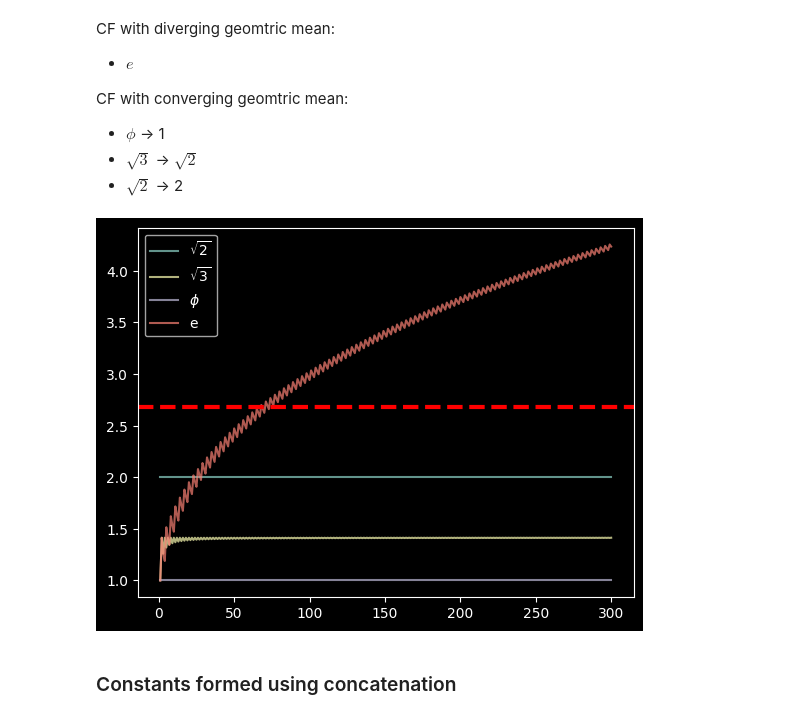
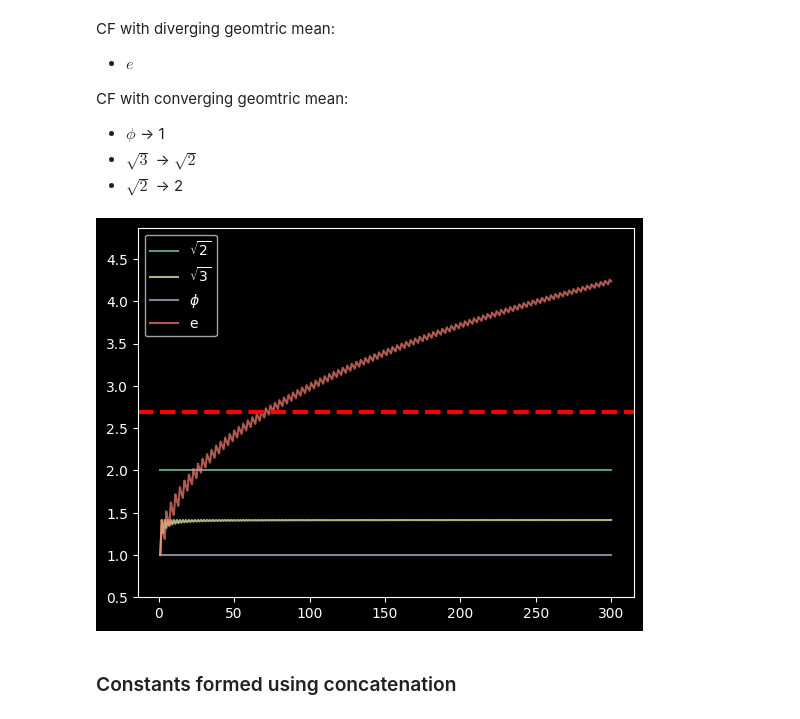
Before and after one commit to Jwalin1/Continued-Fractions, a Jupyter notebook: notebooks/Math_constants.ipynb, the cells around one changed output. Cells and saved outputs as stored; diff of their text form; code cells hidden in the pictures.

```diff
--- a/notebooks/Math_constants.ipynb
+++ b/notebooks/Math_constants.ipynb
@@ -80,20 +76,21 @@ CF with converging geomtric mean:
 # %%
 n = 300
 line_x_points = np.arange(1, 1+n)
 
 labelled_lines = {
     r'$\sqrt{2}$': mp.sqrt(2),
     r'$\sqrt{3}$': mp.sqrt(3),
     r'$\phi$': +mp.phi,
     r'e': +mp.e,
 }
 labelled_lines = {label: compute_CF_GMs(c, n) for label, c in labelled_lines.items()}
 
 for label, line in labelled_lines.items():
   plt.plot(line_x_points, line, label=label, alpha=a)
 plt.axhline(K, color='r', linestyle='--', linewidth=3)
+plt.ylim(0.5, 2*float(K)-0.5)
 plt.legend()
 plt.show()
 # %% [output]
-[figure, old version]
+[figure, new version]
 # %%
```
Also changed, not shown: parts of 4 cells of this notebook, 4 other files.
